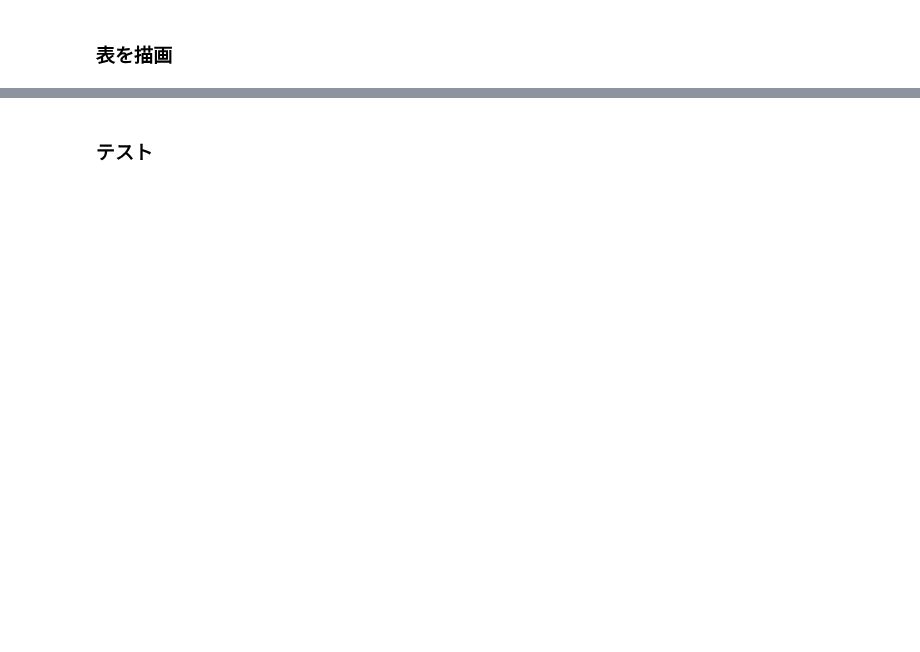
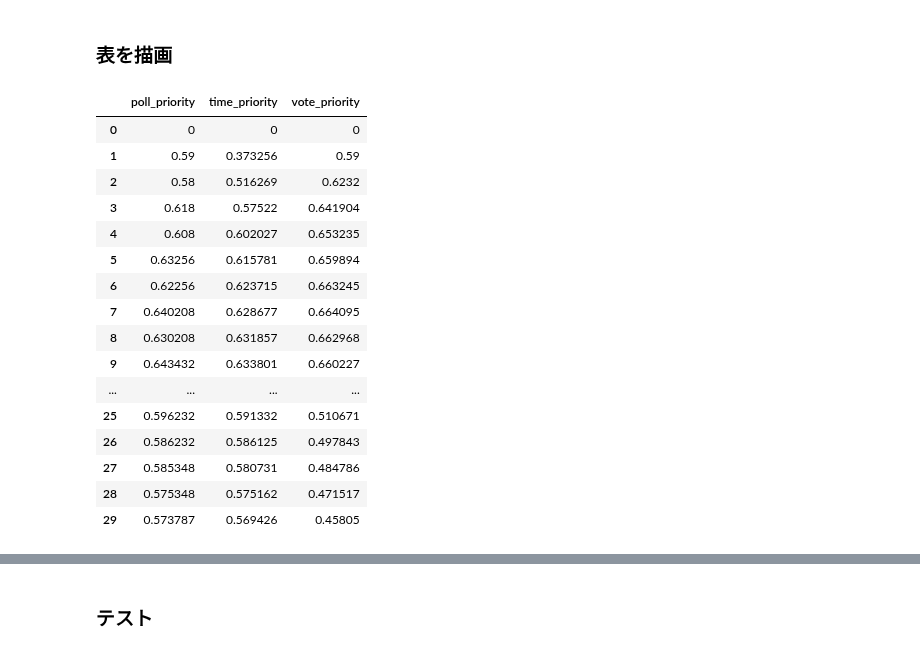
Before and after one commit to k33asby/opinion-aggregation-experiment, a Jupyter notebook: py/simulation.ipynb, the cells around one changed output, grey strips where cells are left out. Cells and saved outputs as stored; diff of their text form; code cells hidden in the pictures; blank space fills up the shorter version.

```diff
--- a/py/simulation.ipynb
+++ b/py/simulation.ipynb
@@ -430,3 +459,36 @@ pg.plot_method4(8, 0.02, 0.6, 1)
 # %% [markdown]
 ### 表を描画
+# %%
+arr_2 = range(0, 30)
+m = modeling()
+
+w = 0.01
+p = 0.6
+lambda_poisson = 1
+
+fundamental_df = pd.DataFrame({
+    'time_priority': [m.time_priority_method(t, w, p, lambda_poisson) for t in arr_2],
+    'poll_priority': [m.poll_priority_method(n, w, p, lambda_poisson) for n in arr_2],
+    'vote_priority': [m.vote_priority_method(k, w, p, lambda_poisson) for k in arr_2]
+})
+# %%
+fundamental_df.style.highlight_max()
+# %% [output]
+|  | poll_priority | time_priority | vote_priority |
+| 0 | 0 | 0 | 0 |
+| 1 | 0.59 | 0.373256 | 0.59 |
+| 2 | 0.58 | 0.516269 | 0.6232 |
+| 3 | 0.618 | 0.57522 | 0.641904 |
+| 4 | 0.608 | 0.602027 | 0.653235 |
+| 5 | 0.63256 | 0.615781 | 0.659894 |
+| 6 | 0.62256 | 0.623715 | 0.663245 |
+| 7 | 0.640208 | 0.628677 | 0.664095 |
+| 8 | 0.630208 | 0.631857 | 0.662968 |
+| 9 | 0.643432 | 0.633801 | 0.660227 |
+| ... | ... | ... | ... |
+| 25 | 0.596232 | 0.591332 | 0.510671 |
+| 26 | 0.586232 | 0.586125 | 0.497843 |
+| 27 | 0.585348 | 0.580731 | 0.484786 |
+| 28 | 0.575348 | 0.575162 | 0.471517 |
+| 29 | 0.573787 | 0.569426 | 0.45805 |
 # %%
```
Also changed, not shown: parts of 6 cells of this notebook.
